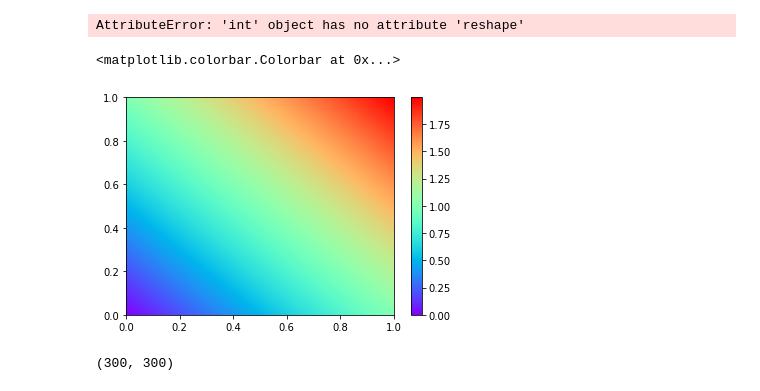
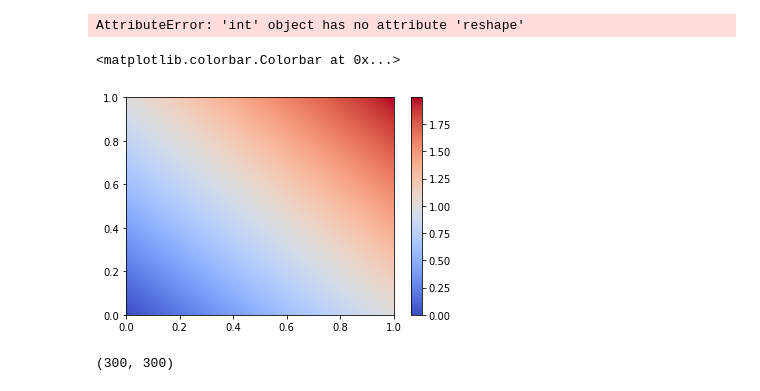
Before and after one commit to hainingpan/Conductance_Kwant, a Jupyter notebook: test.ipynb, the cells around one changed output. Saved outputs shown, nothing was run; the diff lists cells and outputs as text; code cells hidden in the pictures.

```diff
--- a/test.ipynb
+++ b/test.ipynb
@@ -152,10 +152,10 @@ xi, yi = np.mgrid[x.min():x.max():nbins*1j, x.min():x.max():2*nbins*1j]
 # %%
 z=xi+yi
 # %%
-plt.pcolormesh(xi,yi,z, cmap='rainbow');plt.colorbar()
+plt.pcolormesh(xi,yi,z, cmap='coolwarm');plt.colorbar()
 # %% [output]
 <matplotlib.colorbar.Colorbar at 0x...>
-[figure, old version]
+[figure, new version]
 # %%
 yi.shape
 # %% [output]
```
